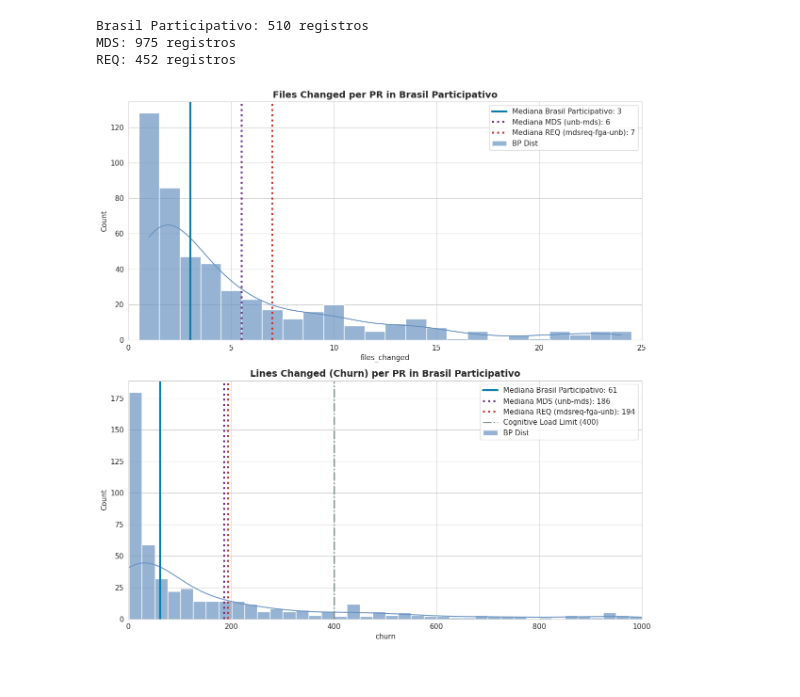
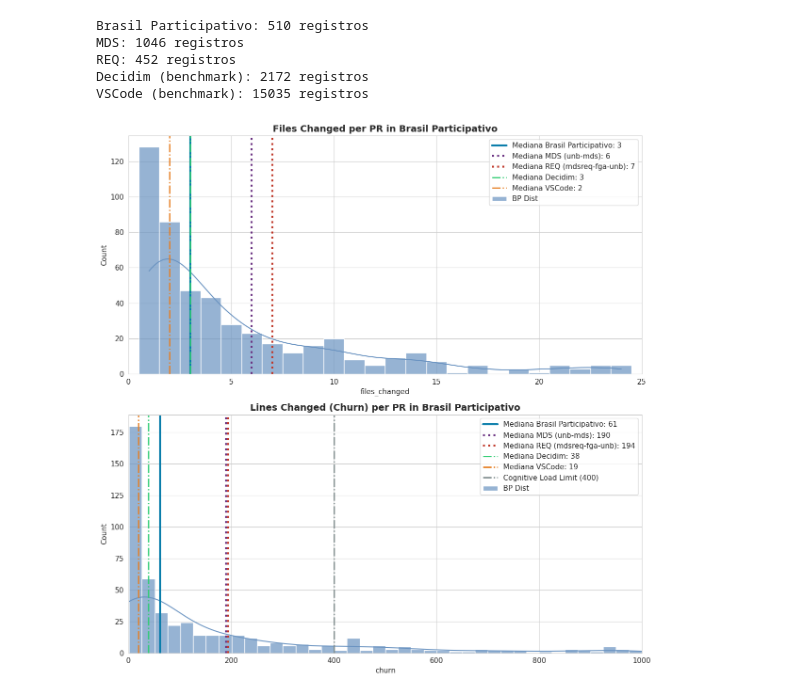
Before and after one commit to lablivre-unb/EbL_Over_PbL, a Jupyter notebook: metrics/notebooks/prs_viz_bp.ipynb, the cells around one changed output. Saved outputs shown, nothing was run; the diff lists cells and outputs as text; code cells hidden in the pictures.

```diff
--- a/metrics/notebooks/prs_viz_bp.ipynb
+++ b/metrics/notebooks/prs_viz_bp.ipynb
@@ -21,7 +21,9 @@ MDS_PRIMARY = '#6c3483'
 MDS_SECONDARY = '#8e44ad'
 MDS_LIGHT = '#bb8fce'
 
-# Referências
+# Referências externas
+REF_DECIDIM = '#2ecc71'
+REF_VSCODE = '#e67e22'
 REF_LIMIT = '#7f8c8d'
 
 INPUT_FILE = 'prs.csv'
@@ -32,55 +34,71 @@ org_title = "Brasil Participativo"
 
 df_mds = df_raw[df_raw['org'] == 'unb-mds'].copy()
 df_req = df_raw[df_raw['org'] == 'mdsreq-fga-unb'].copy()
+df_decidim = df_raw[(df_raw['org'] == 'decidim')].copy()
+df_vscode = df_raw[(df_raw['org'] == 'microsoft')].copy()
 mds_title = "MDS (unb-mds)"
 req_title = "REQ (mdsreq-fga-unb)"
 
 print(f"Brasil Participativo: {len(df)} registros")
 print(f"MDS: {len(df_mds)} registros")
 print(f"REQ: {len(df_req)} registros")
+print(f"Decidim (benchmark): {len(df_decidim)} registros")
+print(f"VSCode (benchmark): {len(df_vscode)} registros")
 # %% [output]
 Brasil Participativo: 510 registros
-MDS: 975 registros
+MDS: 1046 registros
 REQ: 452 registros
+Decidim (benchmark): 2172 registros
+VSCode (benchmark): 15035 registros
 # %%
 def plot_size_complexity_multi_bench(df_lab, df_mds, df_req, lab_label="BP", mds_label="MDS", req_label="Req"):
     clean_lab = df_lab[(df_lab['files_changed'] > 0) & (df_lab['churn'] > 0)].copy()
     clean_mds = df_mds[(df_mds['files_changed'] > 0) & (df_mds['churn'] > 0)].copy()
     clean_req = df_req[(df_req['files_changed'] > 0) & (df_req['churn'] > 0)].copy()
+    clean_decidim = df_decidim[(df_decidim['files_changed'] > 0) & (df_decidim['churn'] > 0)].copy()
+    clean_vscode = df_vscode[(df_vscode['files_changed'] > 0) & (df_vscode['churn'] > 0)].copy()
 
     fig, (ax1, ax2) = plt.subplots(2, 1, figsize=(12, 12))
 
     p50_files_lab = clean_lab['files_changed'].median()
     p50_files_mds = clean_mds['files_changed'].median()
     p50_files_req = clean_req['files_changed'].median()
+    p50_files_decidim = clean_decidim['files_changed'].median()
+    p50_files_vscode = clean_vscode['files_changed'].median()
     p50_churn_lab = clean_lab['churn'].median()
     p50_churn_mds = clean_mds['churn'].median()
     p50_churn_req = clean_req['churn'].median()
+    p50_churn_decidim = clean_decidim['churn'].median()
+    p50_churn_vscode = clean_vscode['churn'].median()
 
     subset_files = clean_lab[clean_lab['files_changed'] <= 25]['files_changed']
     sns.histplot(subset_files, discrete=True, color=BP_LIGHT, edgecolor='white', alpha=0.7, ax=ax1, label='BP Dist', kde=True)
 
     ax1.axvline(p50_files_lab, color=BP_PRIMARY, linewidth=3, label=f'Mediana {lab_label}: {p50_files_lab:.0f}')
     ax1.axvline(p50_files_mds, color=MDS_PRIMARY, linewidth=3, linestyle=':', label=f'Mediana {mds_label}: {p50_files_mds:.0f}')
     ax1.axvline(p50_files_req, color=REQ_PRIMARY, linewidth=3, linestyle=':', label=f'Mediana {req_label}: {p50_files_req:.0f}')
+    ax1.axvline(p50_files_decidim, color=REF_DECIDIM, linewidth=2, linestyle='-.', label=f'Mediana Decidim: {p50_files_decidim:.0f}')
+    ax1.axvline(p50_files_vscode, color=REF_VSCODE, linewidth=2, linestyle='-.', label=f'Mediana VSCode: {p50_files_vscode:.0f}')
     ax1.set_title('Files Changed per PR in Brasil Participativo', fontsize=14, fontweight='bold')
     ax1.set_xlim(0, 25)
     ax1.legend()
 
     subset_churn = clean_lab[clean_lab['churn'] <= 1000]['churn']
     sns.histplot(subset_churn, binwidth=25, kde=True, color=BP_LIGHT, edgecolor='white', alpha=0.7, ax=ax2, label='BP Dist')
 
     ax2.axvline(p50_churn_lab, color=BP_PRIMARY, linewidth=3, label=f'Mediana {lab_label}: {p50_churn_lab:.0f}')
     ax2.axvline(p50_churn_mds, color=MDS_PRIMARY, linewidth=3, linestyle=':', label=f'Mediana {mds_label}: {p50_churn_mds:.0f}')
     ax2.axvline(p50_churn_req, color=REQ_PRIMARY, linewidth=3, linestyle=':', label=f'Mediana {req_label}: {p50_churn_req:.0f}')
+    ax2.axvline(p50_churn_decidim, color=REF_DECIDIM, linewidth=2, linestyle='-.', label=f'Mediana Decidim: {p50_churn_decidim:.0f}')
+    ax2.axvline(p50_churn_vscode, color=REF_VSCODE, linewidth=2, linestyle='-.', label=f'Mediana VSCode: {p50_churn_vscode:.0f}')
     ax2.axvline(400, color=REF_LIMIT, linewidth=2, linestyle='-.', label='Cognitive Load Limit (400)')
     ax2.set_title('Lines Changed (Churn) per PR in Brasil Participativo', fontsize=14, fontweight='bold')
     ax2.set_xlim(0, 1000)
     ax2.legend()
 
     plt.tight_layout()
     plt.show()
 
 plot_size_complexity_multi_bench(df, df_mds, df_req, lab_label=org_title, mds_label=mds_title, req_label=req_title)
 # %% [output]
-[figure, old version]
+[figure, new version]
```
Also changed, not shown: parts of 11 cells of this notebook.
